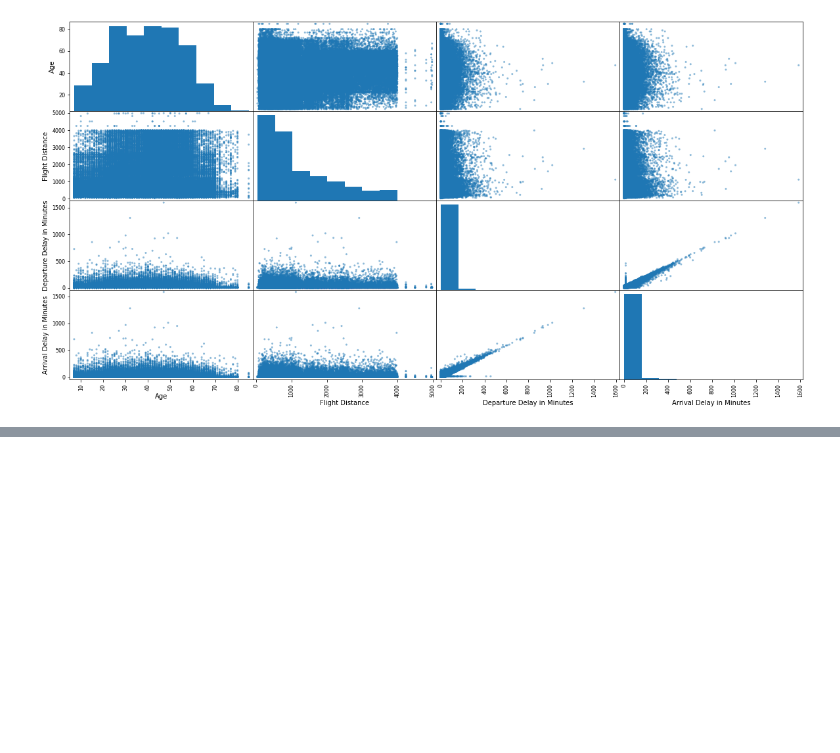
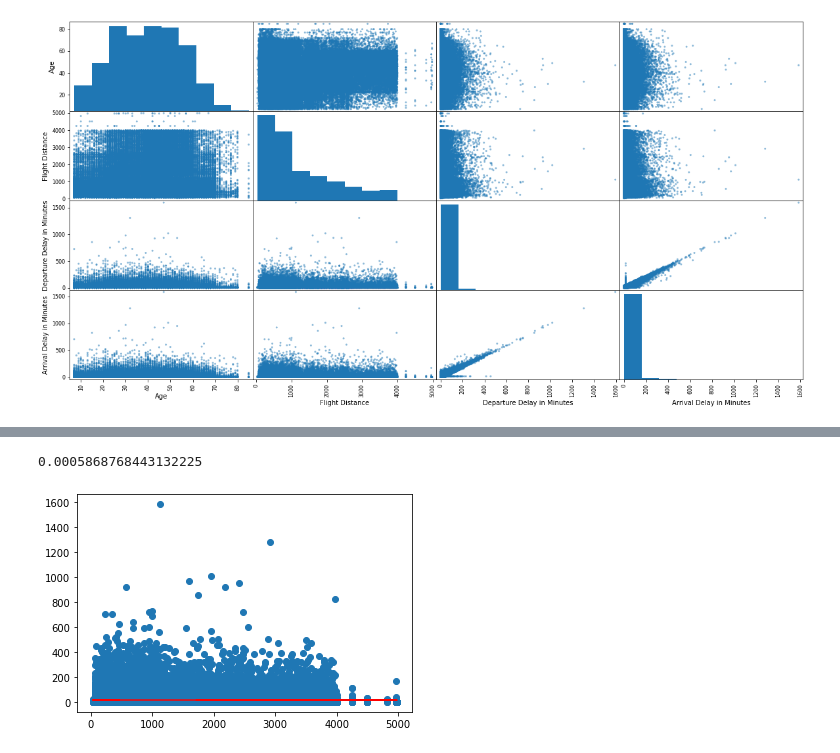
Before and after one commit to Mysurii/Minoi-AAI, a Jupyter notebook: Bootcamp/d6/Bootcamp_dag_6.ipynb, the cells around one changed output, grey strips where cells are left out. Drawn from its saved outputs; the diff is of its cells as text; code cells hidden in the pictures; blank space fills up the shorter version.

```diff
--- a/Bootcamp/d6/Bootcamp_dag_6.ipynb
+++ b/Bootcamp/d6/Bootcamp_dag_6.ipynb
@@ -226,0 +253,23 @@ array([[<AxesSubplot:xlabel='Age', ylabel='Age'>,
+# %%
+data.corr()["Flight Distance"]["Arrival Delay in Minutes"] ** 2 * 100
+# %% [output]
+0.0005868768443132225
+# %%
+from sklearn.linear_model import LinearRegression
+
+data.dropna(inplace=True)
+
+X = data["Flight Distance"].values.reshape(-1, 1)
+y = data["Arrival Delay in Minutes"].values.reshape(-1, 1)
+
+lm = LinearRegression()
+
+lm.fit(X, y)
+
+Y_pred = lm.predict(X)  # make predictions
+
+plt.scatter(X, y)
+plt.plot(X, Y_pred, color='red')
+plt.show()
+# %% [output]
+[figure, added]
```
Also changed, not shown: parts of 4 cells of this notebook.
